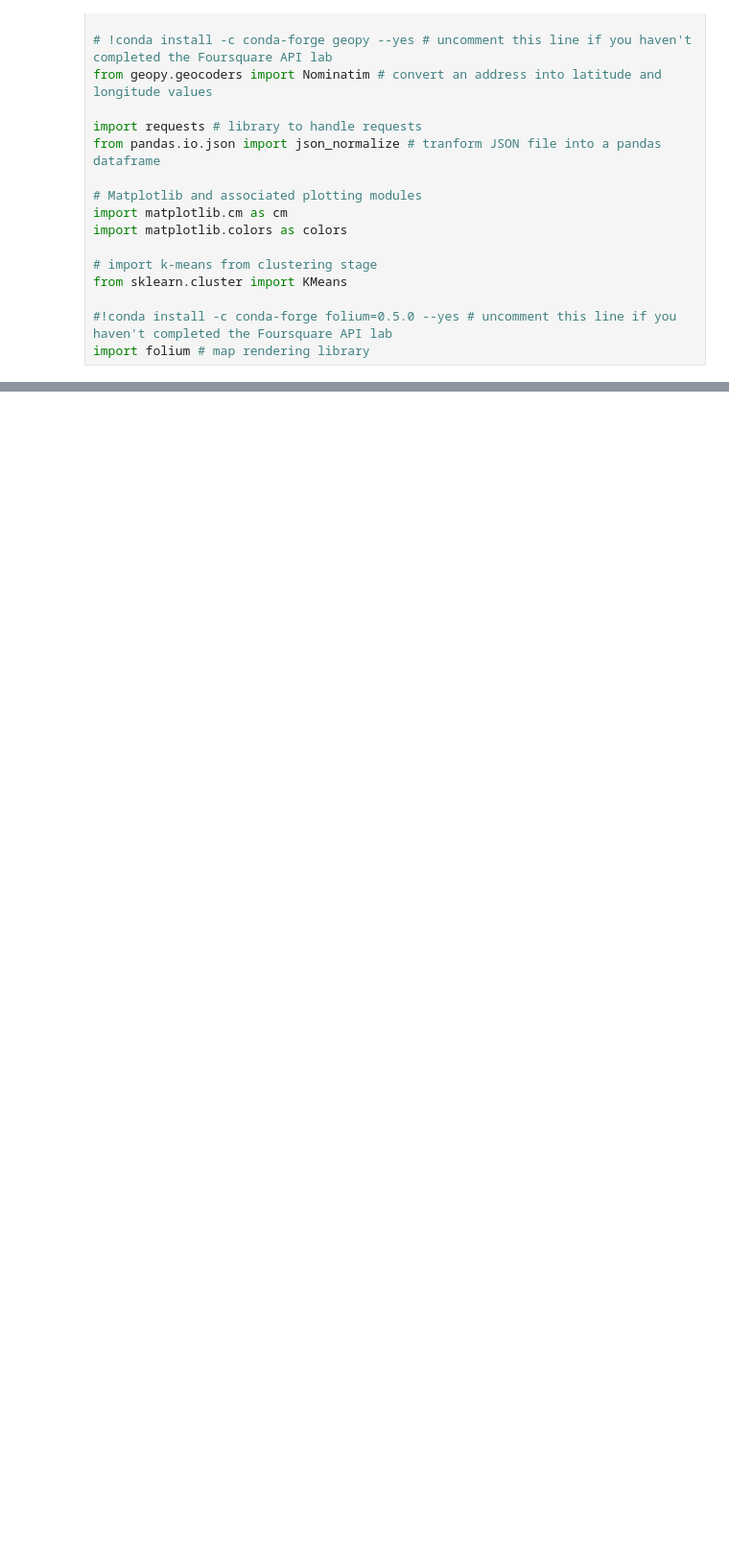
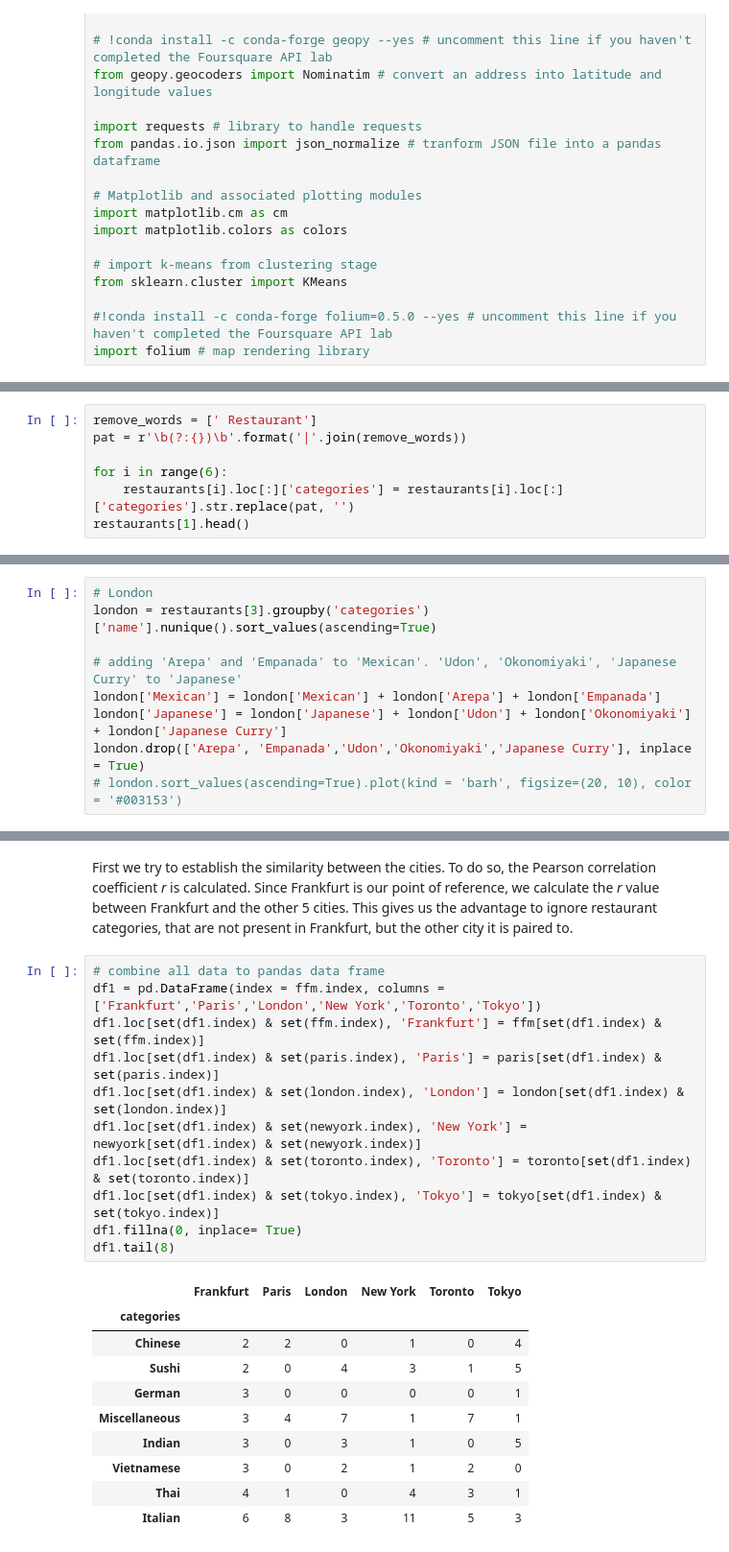
Before and after one commit to OrganicSoylent/Coursera_Capstone, a Jupyter notebook: Grand_finale.ipynb, the cells around one changed output, grey strips where cells are left out. Shown at 96% size. Cells and saved outputs as stored; diff of their text form; blank space fills up the shorter version.

```diff
--- a/Grand_finale.ipynb
+++ b/Grand_finale.ipynb
@@ -169,0 +169,7 @@ map_all
+# %%
+remove_words = [' Restaurant']
+pat = r'\b(?:{})\b'.format('|'.join(remove_words))
+
+for i in range(6):
+    restaurants[i].loc[:]['categories'] = restaurants[i].loc[:]['categories'].str.replace(pat, '')
+restaurants[1].head()
@@ -169,0 +264,9 @@ map_all
+# %%
+# London
+london = restaurants[3].groupby('categories')['name'].nunique().sort_values(ascending=True)
+
+# adding 'Arepa' and 'Empanada' to 'Mexican'. 'Udon', 'Okonomiyaki', 'Japanese Curry' to 'Japanese'
+london['Mexican'] = london['Mexican'] + london['Arepa'] + london['Empanada']
+london['Japanese'] = london['Japanese'] + london['Udon'] + london['Okonomiyaki'] + london['Japanese Curry']
+london.drop(['Arepa', 'Empanada','Udon','Okonomiyaki','Japanese Curry'], inplace = True)
+# london.sort_values(ascending=True).plot(kind = 'barh', figsize=(20, 10), color = '#003153')
@@ -169,0 +294,24 @@ map_all
+# %% [markdown]
+First we try to establish the similarity between the cities. To do so, the Pearson correlation coefficient _r_ is calculated. Since Frankfurt is our point of reference, we calculate the _r_ value between Frankfurt and the other 5 cities. This gives us the advantage to ignore restaurant categories, that are not present in Frankfurt, but the other city it is paired to.
+# %%
+# combine all data to pandas data frame
+df1 = pd.DataFrame(index = ffm.index, columns = ['Frankfurt','Paris','London','New York','Toronto','Tokyo'])
+df1.loc[set(df1.index) & set(ffm.index), 'Frankfurt'] = ffm[set(df1.index) & set(ffm.index)]
+df1.loc[set(df1.index) & set(paris.index), 'Paris'] = paris[set(df1.index) & set(paris.index)]
+df1.loc[set(df1.index) & set(london.index), 'London'] = london[set(df1.index) & set(london.index)]
+df1.loc[set(df1.index) & set(newyork.index), 'New York'] = newyork[set(df1.index) & set(newyork.index)]
+df1.loc[set(df1.index) & set(toronto.index), 'Toronto'] = toronto[set(df1.index) & set(toronto.index)]
+df1.loc[set(df1.index) & set(tokyo.index), 'Tokyo'] = tokyo[set(df1.index) & set(tokyo.index)]
+df1.fillna(0, inplace= True)
+df1.tail(8)
+# %% [output]
+|  | Frankfurt | Paris | London | New York | Toronto | Tokyo |
+| categories |  |  |  |  |  |  |
+| Chinese | 2 | 2 | 0 | 1 | 0 | 4 |
+| Sushi | 2 | 0 | 4 | 3 | 1 | 5 |
+| German | 3 | 0 | 0 | 0 | 0 | 1 |
+| Miscellaneous | 3 | 4 | 7 | 1 | 7 | 1 |
+| Indian | 3 | 0 | 3 | 1 | 0 | 5 |
+| Vietnamese | 3 | 0 | 2 | 1 | 2 | 0 |
+| Thai | 4 | 1 | 0 | 4 | 3 | 1 |
+| Italian | 6 | 8 | 3 | 11 | 5 | 3 |
```
Also changed, not shown: parts of 73 cells of this notebook.
